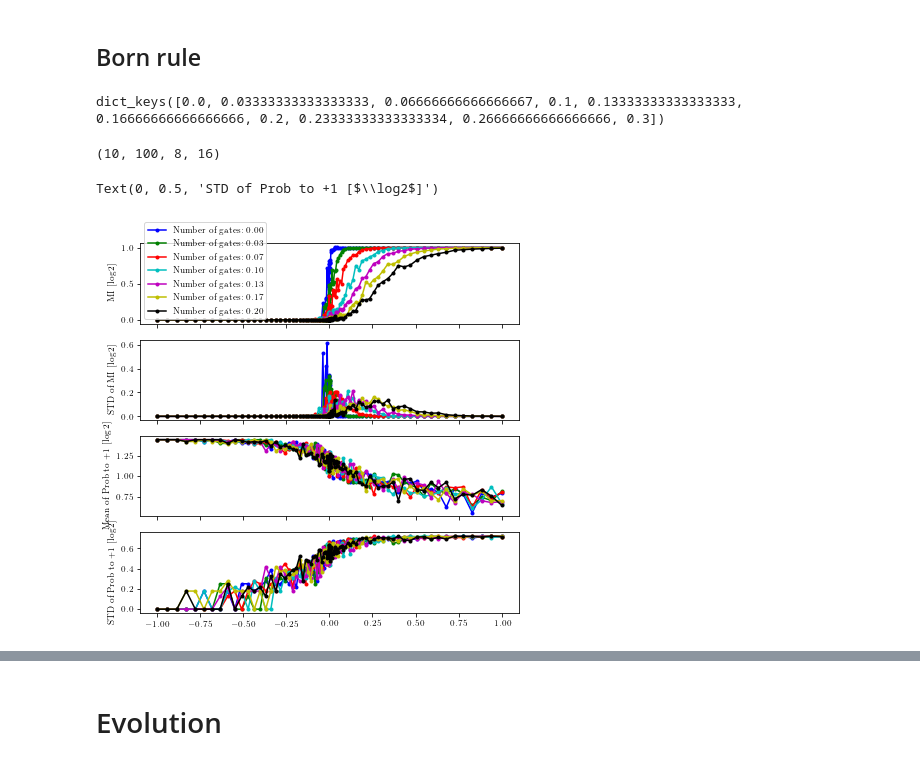
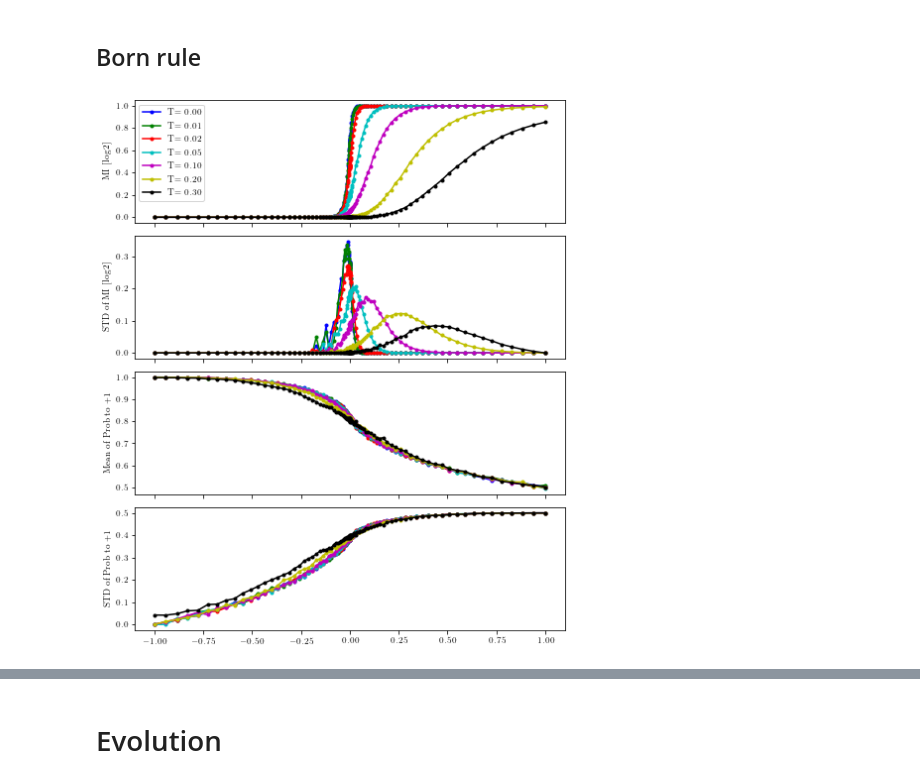
Before and after one commit to hainingpan/SPT, a Jupyter notebook: test_Majorana_chain.ipynb, the cells around one changed output, grey strips where cells are left out. Saved outputs shown, nothing was run; the diff lists cells and outputs as text; code cells hidden in the pictures.

```diff
--- a/test_Majorana_chain.ipynb
+++ b/test_Majorana_chain.ipynb
@@ -2385,0 +2704,2 @@ fig.savefig('/mnt/d/kitp/Rp_SPT/5/mutual_info_Born_En{:d}.pdf'.format(es),bbox_i
+# %%
+params=Params(delta=1,L=64,bc=-1)
@@ -2733,0 +3370,4 @@ for dist in L_list:
+# %%
+fig,ax=plt.subplots()
+for i,color in zip(L_list,colorlist):
+    ax.plot(delta_list,mutual_info_neg_list[i]/np.log(2),ls=':',lw=1,color=color)
@@ -2843,0 +3665,18 @@ fig.savefig('/mnt/d/kitp/Rp_SPT/5/MI_Finite_T_map.pdf',bbox_inches='tight')
+# %%
+fig,axs=plt.subplots(3,1,sharex=True,sharey=True,figsize=(6.8,6))
+color='seismic'
+for ax,x in zip(axs,(LN_map,LN_pos_map,LN_neg_map)):
+    im=ax.pcolormesh(delta_list,T_list,x/np.log(2),shading='gouraud',cmap=color)
+    axins=ax.inset_axes([1.02, 0, 0.03, 1],transform=ax.transAxes)
+    cb=fig.colorbar(im,cax=axins)
+
+axs[0].text(1.01,1,'LN (log 2)',transform=axs[0].transAxes,ha='left',va='bottom')
+[ax.set_ylabel(r'$T$') for ax in axs]
+axs[2].set_xlabel(r'$\delta$')
+axs[0].text(.5,1,'No measure',transform=axs[0].transAxes,ha='center',va='bottom')
+axs[1].text(.5,1,'Measure all +1',transform=axs[1].transAxes,ha='center',va='bottom')
+axs[2].text(.5,1,'Measure all -1',transform=axs[2].transAxes,ha='center',va='bottom')
+
+fig.tight_layout()
+
+fig.savefig('/mnt/d/kitp/Rp_SPT/5/LN_Finite_T_map.pdf',bbox_inches='tight')
@@ -2844,41 +3685,36 @@ fig.savefig('/mnt/d/kitp/Rp_SPT/5/MI_Finite_T_map.pdf',bbox_inches='tight')
 # %% [markdown]
 ## Born rule
 # %%
-with open('mutual_info_Born_En8.pickle','rb') as f:
+es=1000
+with open('/mnt/d/KITP/Rp_SPT/5/mutual_info_Born_En{:d}_T.pickle'.format(es),'rb') as f:
     delta_dict_para,mutual_info_dis_dict_para,s_history_dis_dict_para=pickle.load(f)
-# %%
-delta_dict_para.keys()
-# %% [output]
-dict_keys([0.0, 0.03333333333333333, 0.06666666666666667, 0.1, 0.13333333333333333, 0.16666666666666666, 0.2, 0.23333333333333334, 0.26666666666666666, 0.3])
-# %%
-np.array(list(s_history_dis_dict_para.values())).shape
-# %% [output]
-(10, 100, 8, 16)
 # %%
-fig,axs=plt.subplots(4,1,figsize=(6.8,6.8),sharex=True)
+fig,axs=plt.subplots(4,1,figsize=(6.8,8),sharex=True)
 colorlist='bgrcmyk'
 ax=axs[0]
 for i,color in zip(delta_dict_para.keys(),colorlist):
-    ax.plot(delta_dict_para[i],np.mean(mutual_info_dis_dict_para[i],axis=1)/np.log(2),'.-',label='Number of gates: {:.2f}'.format(i),color=color)
+    ax.plot(delta_dict_para[i],np.mean(mutual_info_dis_dict_para[i],axis=1)/np.log(2),'.-',label='T= {:.2f}'.format(i),color=color)
 ax.legend()
 ax.set_ylabel(r'MI [$\log2$]')
 
 ax=axs[1]
 for i,color in zip(delta_dict_para.keys(),colorlist):
-    ax.plot(delta_dict_para[i],np.std(mutual_info_dis_dict_para[i],axis=1)/np.log(2),'.-',label='Number of gates: {:.2f}'.format(i),color=color)
+    ax.plot(delta_dict_para[i],np.std(mutual_info_dis_dict_para[i],axis=1)/np.log(2),'.-',label='T= {:.2f}'.format(i),color=color)
 ax.set_ylabel(r'STD of MI [$\log2$]')
 
 ax=axs[2]
 for i,color in zip(delta_dict_para.keys(),colorlist):
-    ax.plot(delta_dict_para[i],np.mean(s_history_dis_dict_para[i],axis=(1,2))/np.log(2),'.-',label='Number of gates: {:.2f}'.format(i),color=color)
+    ax.plot(delta_dict_para[i],np.mean(s_history_dis_dict_para[i],axis=(1,2)),'.-',label='T= {:.2f}'.format(i),color=color)
 # ax.legend()
-ax.set_ylabel(r'Mean of Prob to +1 [$\log2$]')
+ax.set_ylabel(r'Mean of Prob to +1')
 
 ax=axs[3]
 for i,color in zip(delta_dict_para.keys(),colorlist):
-    ax.plot(delta_dict_para[i],np.std(s_history_dis_dict_para[i],axis=(1,2))/np.log(2),'.-',label='Number of gates: {:.2f}'.format(i),color=color)
+    ax.plot(delta_dict_para[i],np.std(s_history_dis_dict_para[i],axis=(1,2)),'.-',label='T= {:.2f}'.format(i),color=color)
 # ax.legend()
-ax.set_ylabel(r'STD of Prob to +1 [$\log2$]')
+ax.set_ylabel(r'STD of Prob to +1')
+
+fig.tight_layout()
+fig.savefig('/mnt/d/KITP/Rp_SPT/5/MI_Born_Es_{:d}_T.pdf'.format(es),bbox_inches='tight')
 # %% [output]
-Text(0, 0.5, 'STD of Prob to +1 [$\\log2$]')
-[figure, old version]
+[figure, new version]
```
Also changed, not shown: parts of 155 cells of this notebook, 1 other file.
